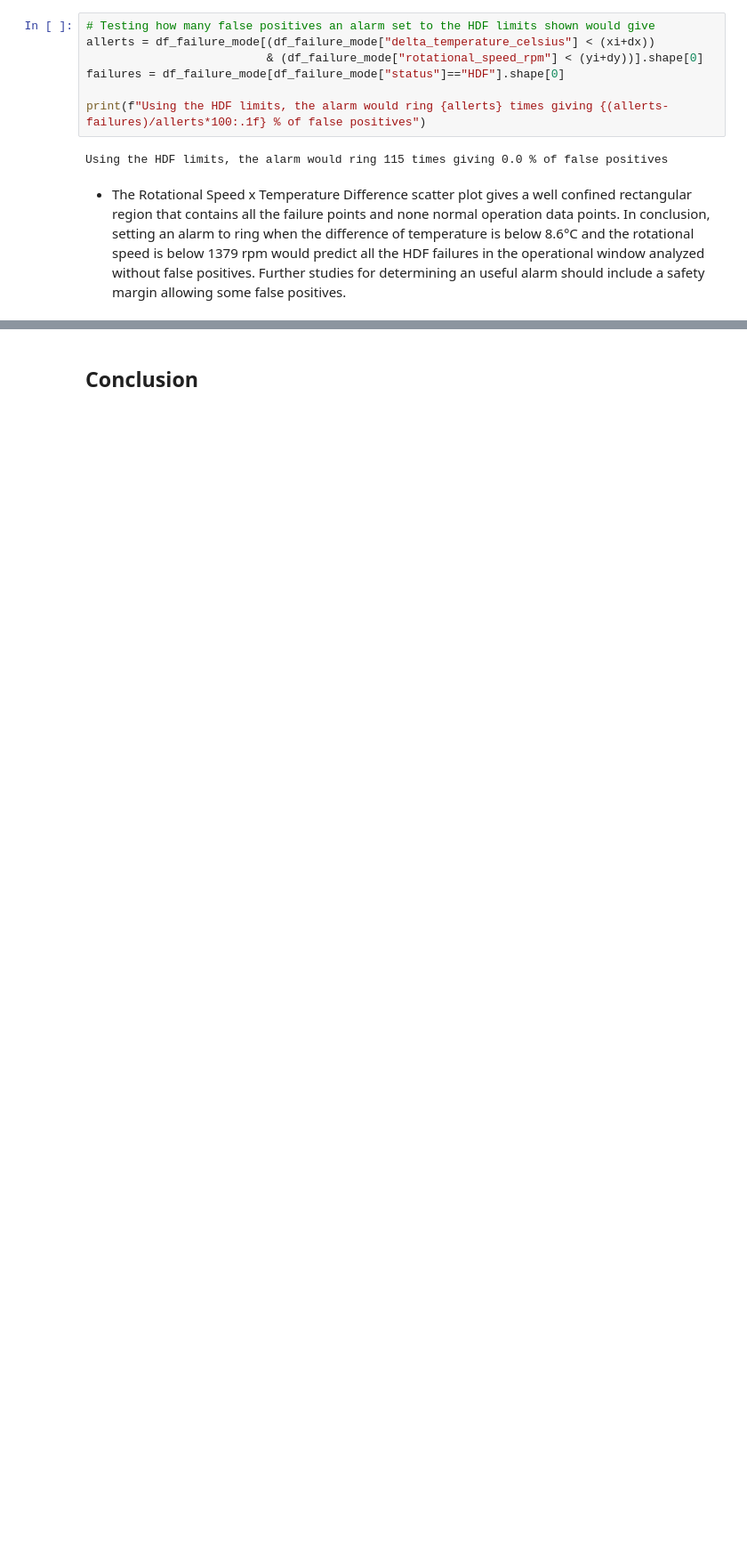
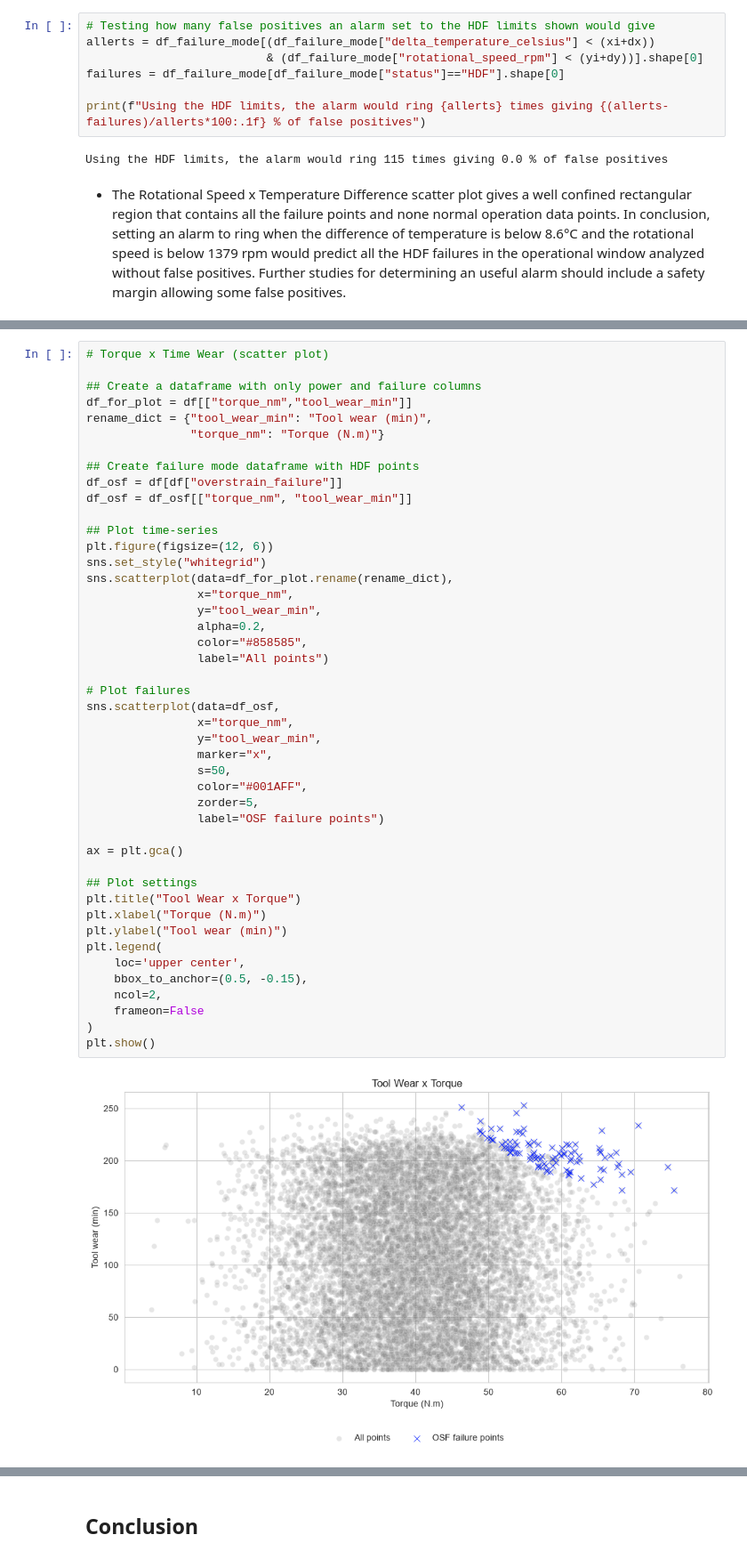
Before and after one commit to ghperez/milling-pdm, a Jupyter notebook: notebooks/03_process_variables_analysis.ipynb, the cells around one changed output, grey strips where cells are left out. Shown at 89% size. Drawn from its saved outputs; the diff is of its cells as text; blank space fills up the shorter version.

```diff
--- a/notebooks/03_process_variables_analysis.ipynb
+++ b/notebooks/03_process_variables_analysis.ipynb
@@ -670,0 +666,47 @@ Using the HDF limits, the alarm would ring 115 times giving 0.0 % of false posit
+# %%
+# Torque x Time Wear (scatter plot)
+
+## Create a dataframe with only power and failure columns
+df_for_plot = df[["torque_nm","tool_wear_min"]]
+rename_dict = {"tool_wear_min": "Tool wear (min)",
+               "torque_nm": "Torque (N.m)"}
+
+## Create failure mode dataframe with HDF points
+df_osf = df[df["overstrain_failure"]]
+df_osf = df_osf[["torque_nm", "tool_wear_min"]]
+
+## Plot time-series
+plt.figure(figsize=(12, 6))
+sns.set_style("whitegrid")
+sns.scatterplot(data=df_for_plot.rename(rename_dict),
+                x="torque_nm",
+                y="tool_wear_min",
+                alpha=0.2,
+                color="#858585",
+                label="All points")
+
+# Plot failures
+sns.scatterplot(data=df_osf,
+                x="torque_nm",
+                y="tool_wear_min",
+                marker="x",
+                s=50,
+                color="#001AFF",
+                zorder=5,
+                label="OSF failure points")
+
+ax = plt.gca()
+
+## Plot settings
+plt.title("Tool Wear x Torque")
+plt.xlabel("Torque (N.m)")
+plt.ylabel("Tool wear (min)")
+plt.legend(
+    loc='upper center',
+    bbox_to_anchor=(0.5, -0.15),
+    ncol=2,
+    frameon=False
+)
+plt.show()
+# %% [output]
+[figure, added]
```
Also changed, not shown: parts of 6 cells of this notebook.
